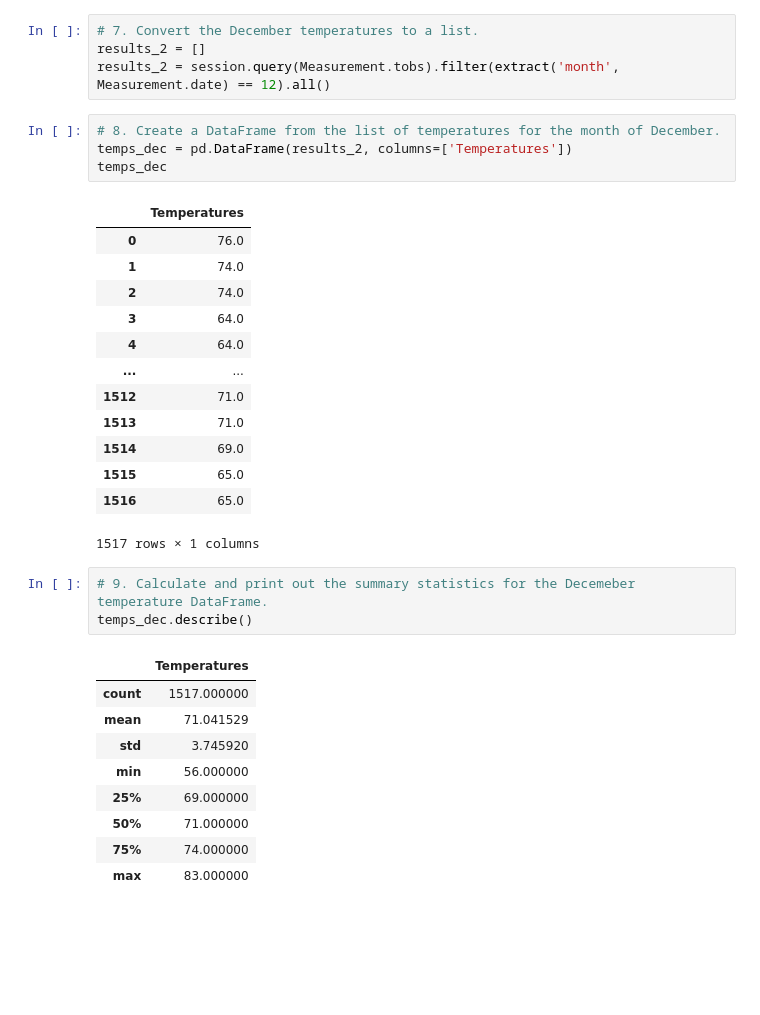
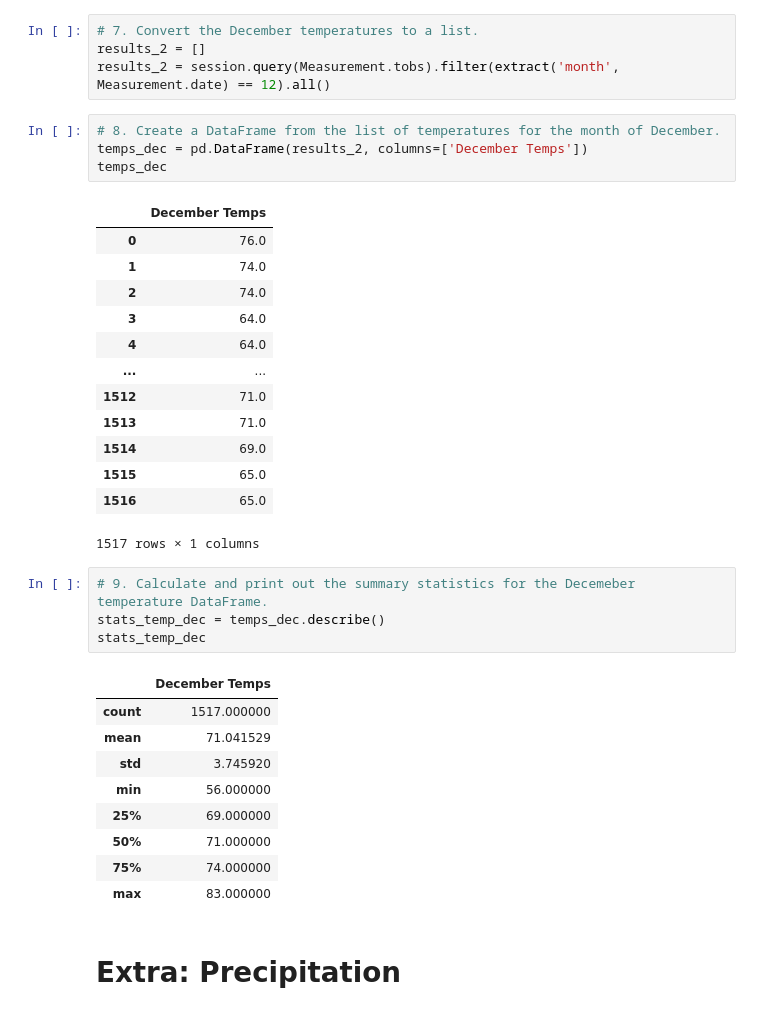
Before and after one commit to nicoserrano/Surfs_Up, a Jupyter notebook: SurfsUp_Challenge.ipynb, the cells around one changed output. Cells and saved outputs as stored; diff of their text form; blank space fills up the shorter version.

```diff
--- a/SurfsUp_Challenge.ipynb
+++ b/SurfsUp_Challenge.ipynb
@@ -133,10 +134,10 @@ results_2 = []
 results_2 = session.query(Measurement.tobs).filter(extract('month', Measurement.date) == 12).all()
 # %%
 # 8. Create a DataFrame from the list of temperatures for the month of December.
-temps_dec = pd.DataFrame(results_2, columns=['Temperatures'])
+temps_dec = pd.DataFrame(results_2, columns=['December Temps'])
 temps_dec
 # %% [output]
-|  | Temperatures |
+|  | December Temps |
 | 0 | 76.0 |
 | 1 | 74.0 |
 | 2 | 74.0 |
@@ -151,9 +152,10 @@ temps_dec
 1517 rows × 1 columns
 # %%
 # 9. Calculate and print out the summary statistics for the Decemeber temperature DataFrame.
-temps_dec.describe()
+stats_temp_dec = temps_dec.describe()
+stats_temp_dec
 # %% [output]
-|  | Temperatures |
+|  | December Temps |
 | count | 1517.000000 |
 | mean | 71.041529 |
 | std | 3.745920 |
@@ -162,3 +164,5 @@ temps_dec.describe()
 | 50% | 71.000000 |
 | 75% | 74.000000 |
 | max | 83.000000 |
+# %% [markdown]
+# Extra: Precipitation
```
Also changed, not shown: parts of 9 cells of this notebook.
